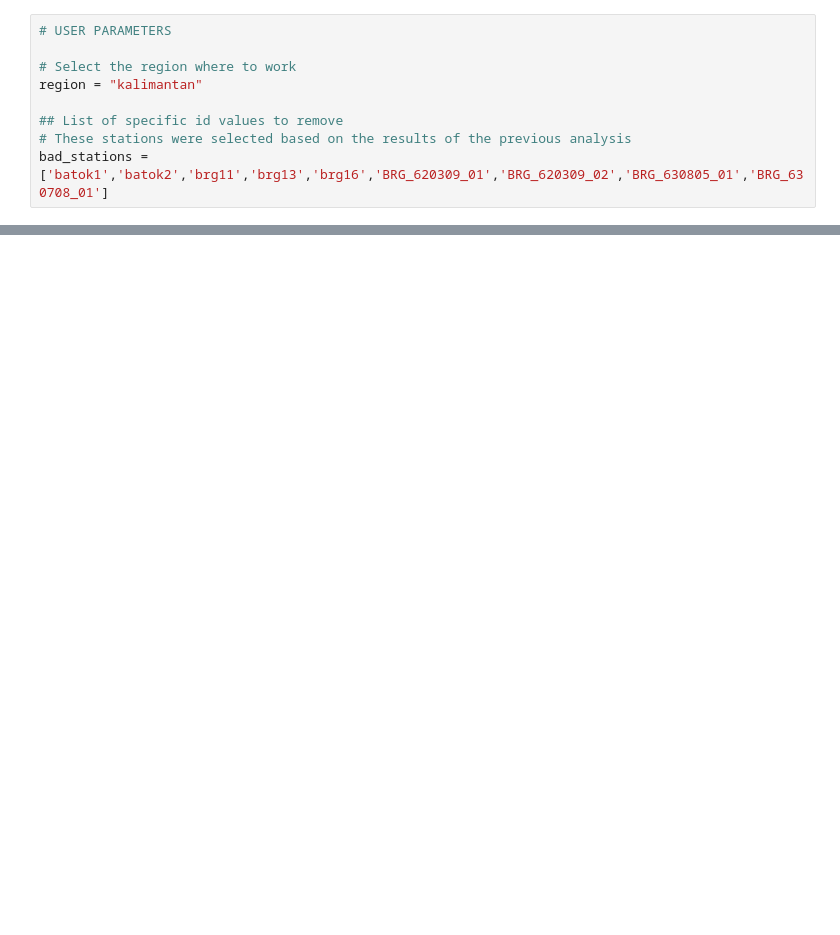
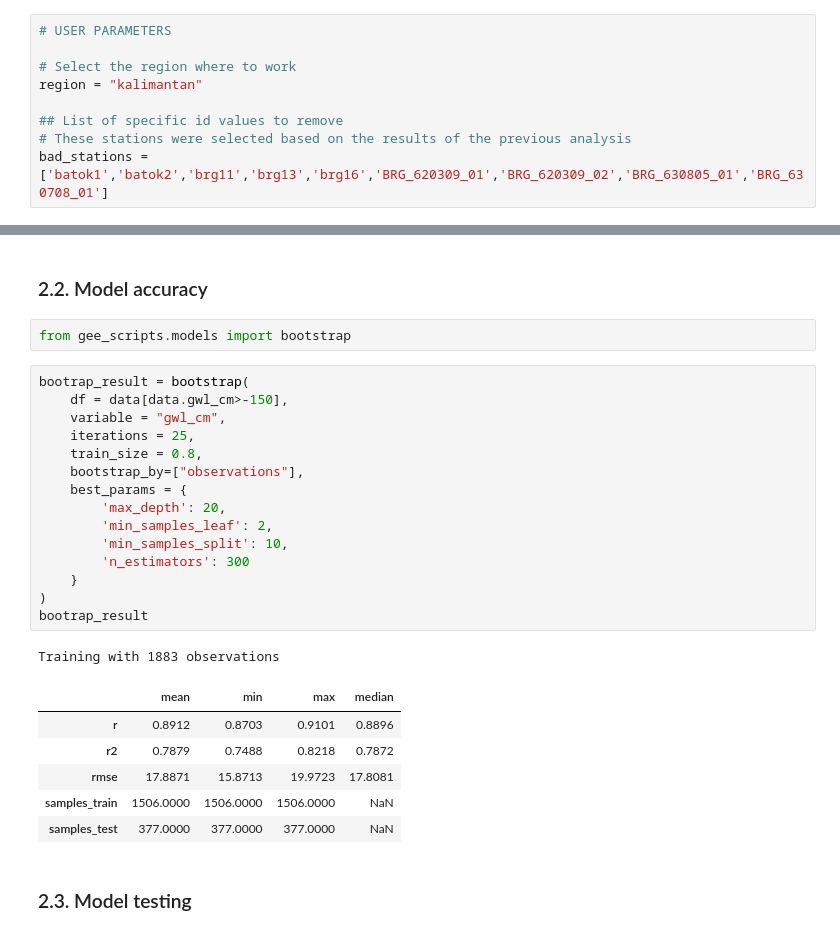
Before and after one commit to dfguerrerom/gwl-modeling, a Jupyter notebook: 3_1_cross_validation_interpretation_training.ipynb, the cells around one changed output, grey strips where cells are left out. Cells and saved outputs as stored; diff of their text form; blank space fills up the shorter version.

```diff
--- a/3_1_cross_validation_interpretation_training.ipynb
+++ b/3_1_cross_validation_interpretation_training.ipynb
@@ -88,3 +211,32 @@ data.id.nunique()
+# %% [markdown]
+### 2.2. Model accuracy
+# %%
+from gee_scripts.models import bootstrap
+# %%
+bootrap_result = bootstrap(
+    df = data[data.gwl_cm>-150],
+    variable = "gwl_cm",
+    iterations = 25,
+    train_size = 0.8,
+    bootstrap_by=["observations"],
+    best_params = {
+        'max_depth': 20,
+        'min_samples_leaf': 2,
+        'min_samples_split': 10,
+        'n_estimators': 300
+    }
+)
+bootrap_result
+# %% [output]
+Training with 1883 observations
+|  | mean | min | max | median |
+| r | 0.8912 | 0.8703 | 0.9101 | 0.8896 |
+| r2 | 0.7879 | 0.7488 | 0.8218 | 0.7872 |
+| rmse | 17.8871 | 15.8713 | 19.9723 | 17.8081 |
+| samples_train | 1506.0000 | 1506.0000 | 1506.0000 | NaN |
+| samples_test | 377.0000 | 377.0000 | 377.0000 | NaN |
+# %% [markdown]
+### 2.3. Model testing
 # %%
 test_months = [1,2,3]
 train_months = [m for m in range(1,13) if m not in test_months]
```
Also changed, not shown: parts of 22 cells of this notebook, 3 other files.
